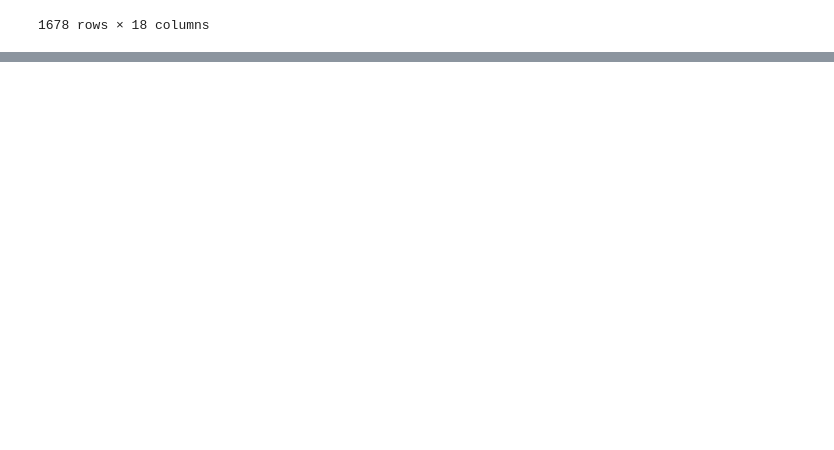
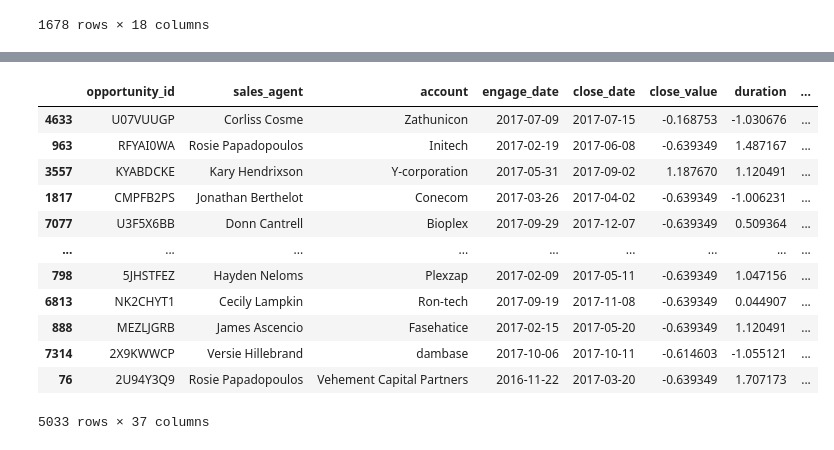
Before and after one commit to SuyogPatgave/Python_Codes-Projects, a Jupyter notebook: CRM_Project.ipynb, the cells around one changed output, grey strips where cells are left out. Drawn from its saved outputs; the diff is of its cells as text; code cells hidden in the pictures; blank space fills up the shorter version.

```diff
--- a/CRM_Project.ipynb
+++ b/CRM_Project.ipynb
@@ -2103,3 +2135,23 @@ num_col_std(X_test)
 | 7133 | 9YVTJF6C | Zane Levy | GTX Plus Basic | Rantouch | 2017-09-30 | 2017-10-08 | -0.133656 | -0.950979 | ... |
 | 6490 | SEYFLN8Y | Markita Hansen | GTX Plus Basic | Scotfind | 2017-09-06 | 2017-12-09 | -0.098664 | 1.121978 | ... |
 1678 rows × 18 columns
+# %%
+#One Hot Encoding/Dummy Variables
+from sklearn.preprocessing import OneHotEncoder
+
+encoder = OneHotEncoder(sparse_output=False)
+
+category_cols = ['product', 'sector', 'regional_office', 'series']
+
+X_train_encode = encoder.fit_transform(X_train[category_cols])
+
+#Getting the field names
+
+X_train_encode_df = pd.DataFrame(X_train_encode, columns=encoder.get_feature_names_out(), index=X_train.index)
+
+X_train = X_train.drop(columns=category_cols)
+X_train[X_train_encode_df.columns] = X_train_encode_df
+
+#X_train_encode_df2 = pd.concat([X_train, X_train_encode_df], axis=1)
+#X_train_encode_df2 = X_train_encode_df2.drop(category_cols, axis=1)
+#X_test = pd.get_dummies(X_test)
@@ -2105,0 +2168,16 @@ num_col_std(X_test)
+# %%
+X_train
+# %% [output]
+|  | opportunity_id | sales_agent | account | engage_date | close_date | close_value | duration | ... |
+| 4633 | U07VUUGP | Corliss Cosme | Zathunicon | 2017-07-09 | 2017-07-15 | -0.168753 | -1.030676 | ... |
+| 963 | RFYAI0WA | Rosie Papadopoulos | Initech | 2017-02-19 | 2017-06-08 | -0.639349 | 1.487167 | ... |
+| 3557 | KYABDCKE | Kary Hendrixson | Y-corporation | 2017-05-31 | 2017-09-02 | 1.187670 | 1.120491 | ... |
+| 1817 | CMPFB2PS | Jonathan Berthelot | Conecom | 2017-03-26 | 2017-04-02 | -0.639349 | -1.006231 | ... |
+| 7077 | U3F5X6BB | Donn Cantrell | Bioplex | 2017-09-29 | 2017-12-07 | -0.639349 | 0.509364 | ... |
+| ... | ... | ... | ... | ... | ... | ... | ... | ... |
+| 798 | 5JHSTFEZ | Hayden Neloms | Plexzap | 2017-02-09 | 2017-05-11 | -0.639349 | 1.047156 | ... |
+| 6813 | NK2CHYT1 | Cecily Lampkin | Ron-tech | 2017-09-19 | 2017-11-08 | -0.639349 | 0.044907 | ... |
+| 888 | MEZLJGRB | James Ascencio | Fasehatice | 2017-02-15 | 2017-05-20 | -0.639349 | 1.120491 | ... |
+| 7314 | 2X9KWWCP | Versie Hillebrand | dambase | 2017-10-06 | 2017-10-11 | -0.614603 | -1.055121 | ... |
+| 76 | 2U94Y3Q9 | Rosie Papadopoulos | Vehement Capital Partners | 2016-11-22 | 2017-03-20 | -0.639349 | 1.707173 | ... |
+5033 rows × 37 columns
```
Also changed, not shown: parts of 5 cells of this notebook.
